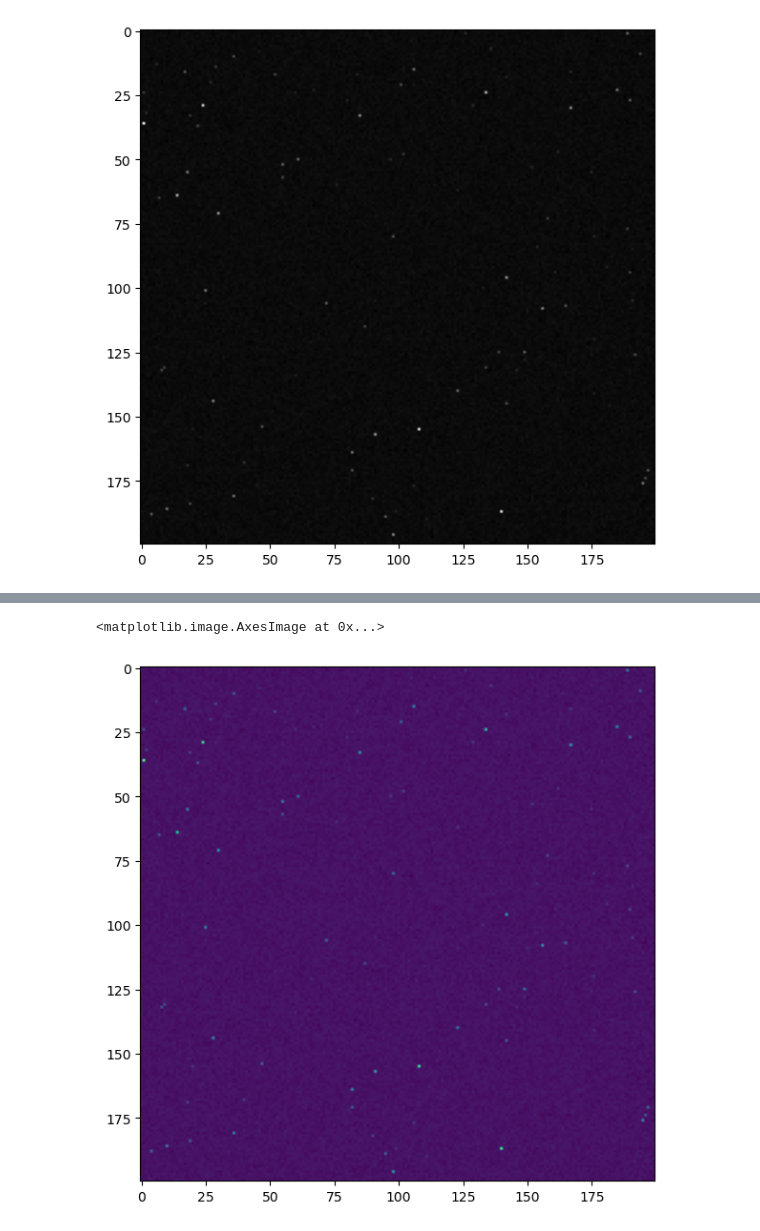
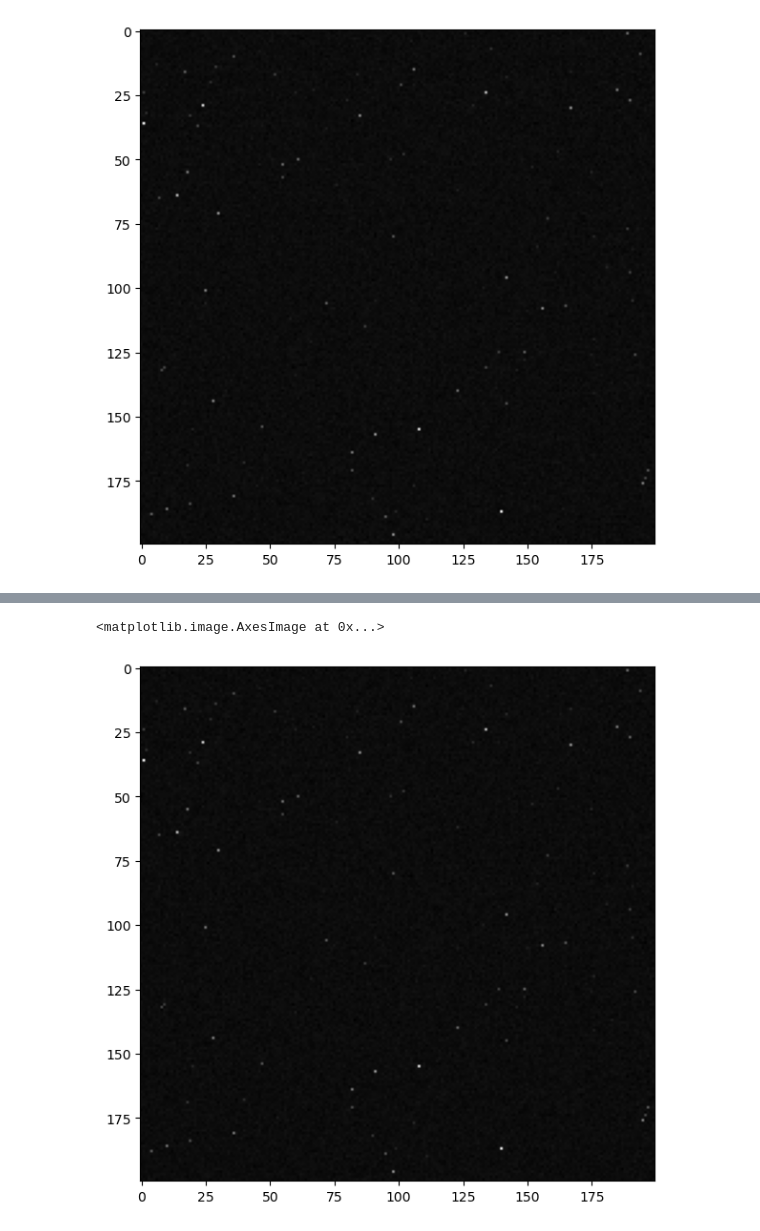
Before and after one commit to jarods00/PHYS434, a Jupyter notebook: Lab 4.ipynb, the cells around one changed output, grey strips where cells are left out. Cells and saved outputs as stored; diff of their text form; code cells hidden in the pictures.

```diff
--- a/Lab 4.ipynb
+++ b/Lab 4.ipynb
@@ -276,16 +256,10 @@ ax.imshow(image_6)
 # %%
 fig, ax = plt.subplots(1, 1, figsize = (7,7))
 
-image_7 = []
-for i in range(len(imagestack)):
-    image_7.append([])
-    for j in range(len(imagestack[i])):
-        image_7[i].append(imagestack[i][j][6])
-
-ax.imshow(image_7)
+ax.imshow(imagestack[:,:,6], cmap = 'gray')
 # %% [output]
 <matplotlib.image.AxesImage at 0x...>
-[figure, old version]
+[figure, new version]
 # %%
 fig, ax = plt.subplots(1, 1, figsize = (7,7))
 
```
Also changed, not shown: parts of 11 cells of this notebook.
